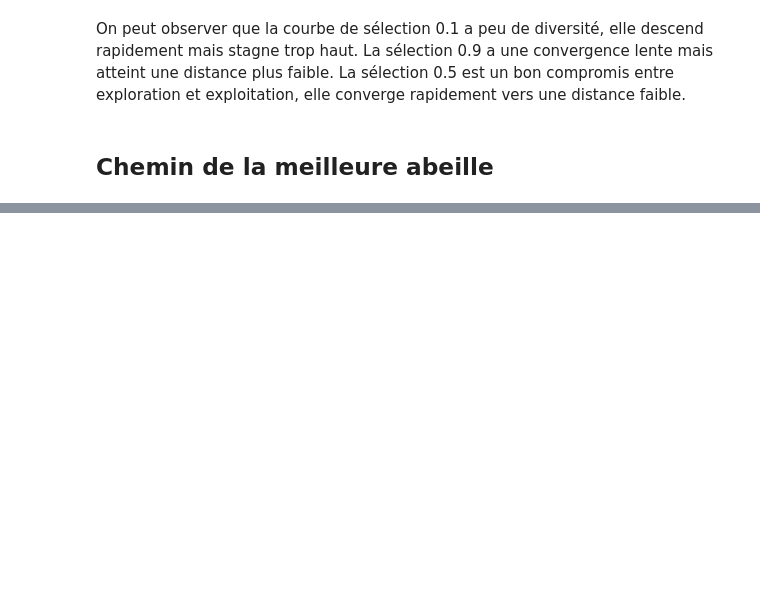
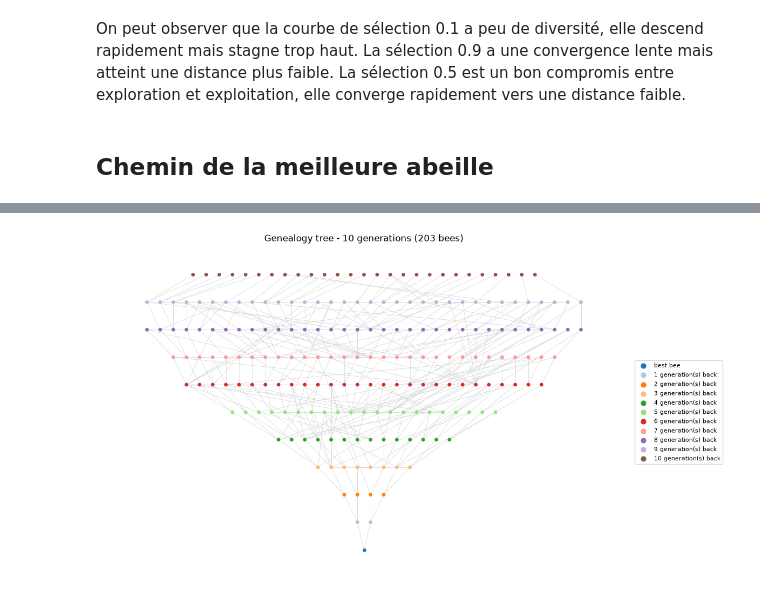
Before and after one commit to Manonsigilla/miel-abeilles, a Jupyter notebook: analyse.ipynb, the cells around one changed output, grey strips where cells are left out. Cells and saved outputs as stored; diff of their text form; code cells hidden in the pictures; blank space fills up the shorter version.

Commit message:
Genealogy tree

```diff
--- a/analyse.ipynb
+++ b/analyse.ipynb
@@ -57,0 +58,8 @@ Pour le meilleur chemin trouvé, on peut visualiser le trajet de l'abeille à tr
+# %%
+from main import load_data, run_beehive
+from config import FLOWERS_PATH
+
+flowers = load_data(FLOWERS_PATH)
+b, _ = run_beehive(flowers, mutation_rate=0.1, selection_rate=0.5)
+best = b.get_best_bee()
+print("best bee:", best.bee_id, "| distance:", round(best.path_length, 1))
@@ -57,0 +72,7 @@ Pour le meilleur chemin trouvé, on peut visualiser le trajet de l'abeille à tr
+# %%
+from config import GENEALOGY_DEPTH
+from main import plot_genealogy
+
+plot_genealogy(b, best, GENEALOGY_DEPTH)
+# %% [output]
+[figure, added]
```
Also changed, not shown: parts of 6 cells of this notebook, 4 other files.
